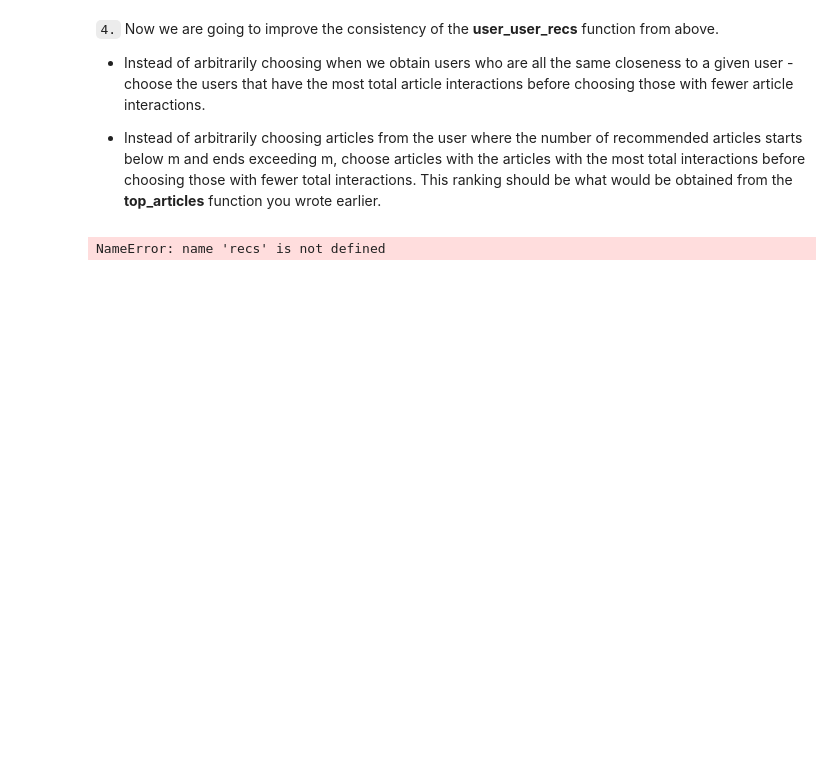
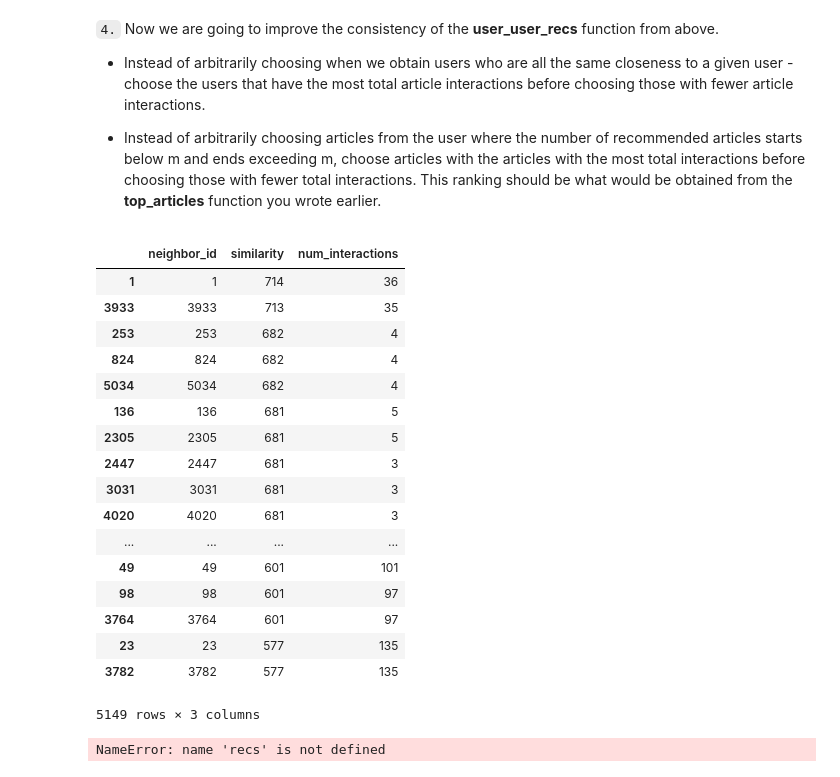
Before and after one commit to MiRoDS/DataScience_Project3, a Jupyter notebook: Recommendations_with_IBM.ipynb, the cells around one changed output. Drawn from its saved outputs; the diff is of its cells as text; code cells hidden in the pictures; blank space fills up the shorter version.

```diff
--- a/Recommendations_with_IBM.ipynb
+++ b/Recommendations_with_IBM.ipynb
@@ -712,3 +773,26 @@ def user_user_recs_part2(user_id, m=10):
+# %%
+neighbors_df=get_top_sorted_users(1, df, user_item)
+# %%
+neighbors_df
+# %% [output]
+|  | neighbor_id | similarity | num_interactions |
+| 1 | 1 | 714 | 36 |
+| 3933 | 3933 | 713 | 35 |
+| 253 | 253 | 682 | 4 |
+| 824 | 824 | 682 | 4 |
+| 5034 | 5034 | 682 | 4 |
+| 136 | 136 | 681 | 5 |
+| 2305 | 2305 | 681 | 5 |
+| 2447 | 2447 | 681 | 3 |
+| 3031 | 3031 | 681 | 3 |
+| 4020 | 4020 | 681 | 3 |
+| ... | ... | ... | ... |
+| 49 | 49 | 601 | 101 |
+| 98 | 98 | 601 | 97 |
+| 3764 | 3764 | 601 | 97 |
+| 23 | 23 | 577 | 135 |
+| 3782 | 3782 | 577 | 135 |
+5149 rows × 3 columns
 # %%
 # Quick spot check - don't change this code - just use it to test your functions
 rec_ids, rec_names = user_user_recs_part2(20, 10)
```
Also changed, not shown: parts of 3 cells of this notebook.
